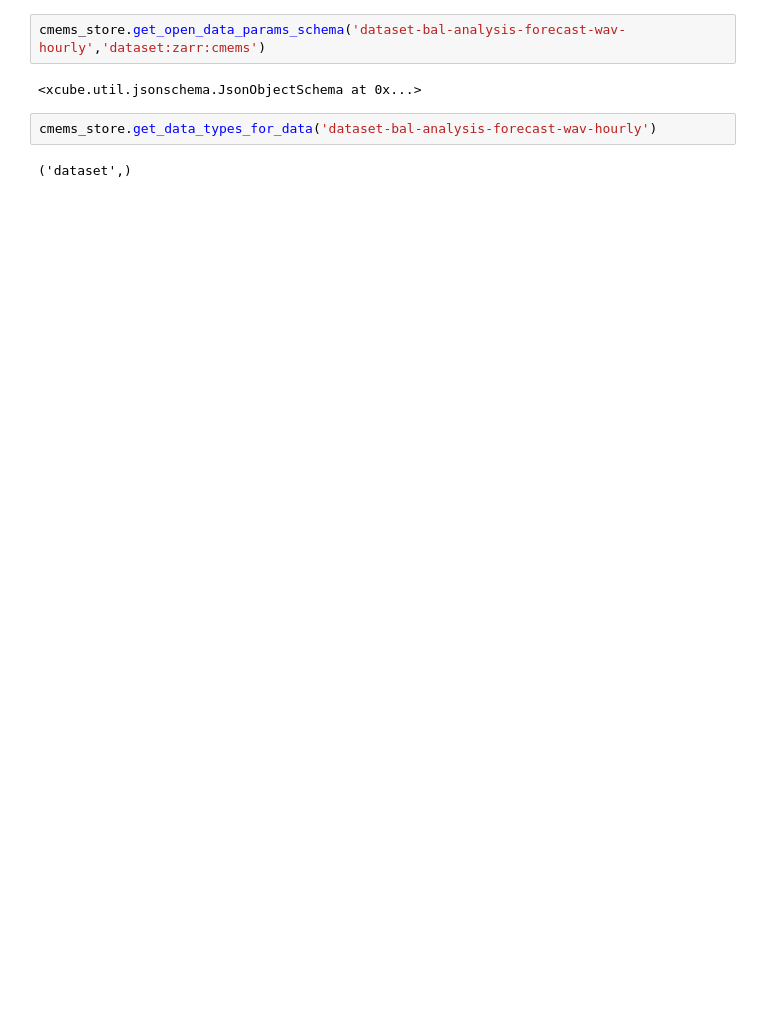
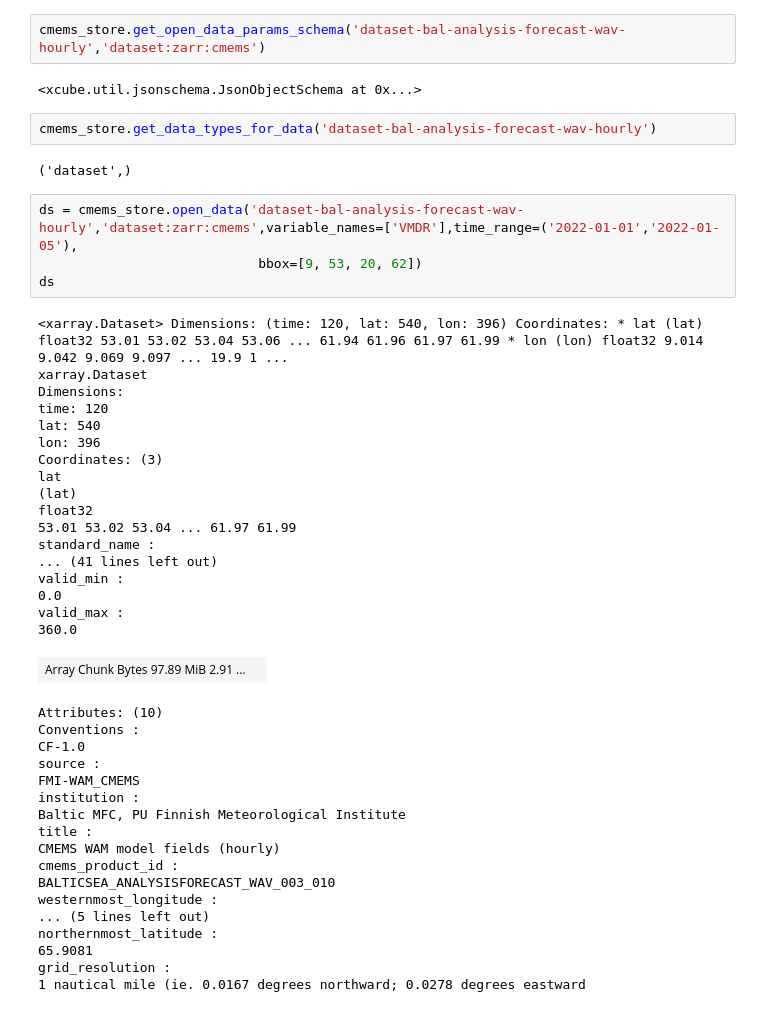
Before and after one commit to xcube-dev/xcube-cmems, a Jupyter notebook: examples/notebooks/cmems_ds_example.ipynb, the cells around one changed output. Cells and saved outputs as stored; diff of their text form; blank space fills up the shorter version.

```diff
--- a/examples/notebooks/cmems_ds_example.ipynb
+++ b/examples/notebooks/cmems_ds_example.ipynb
@@ -176,3 +186,43 @@ cmems_store.get_open_data_params_schema('dataset-bal-analysis-forecast-wav-hourl
 cmems_store.get_data_types_for_data('dataset-bal-analysis-forecast-wav-hourly')
 # %% [output]
 ('dataset',)
+# %%
+ds = cmems_store.open_data('dataset-bal-analysis-forecast-wav-hourly','dataset:zarr:cmems',variable_names=['VMDR'],time_range=('2022-01-01','2022-01-05'),
+                            bbox=[9, 53, 20, 62])
+ds
+# %% [output]
+<xarray.Dataset> Dimensions: (time: 120, lat: 540, lon: 396) Coordinates: * lat (lat) float32 53.01 53.02 53.04 53.06 ... 61.94 61.96 61.97 61.99 * lon (lon) float32 9.014 9.042 9.069 9.097 ... 19.9 1 ...
+xarray.Dataset
+Dimensions:
+time: 120
+lat: 540
+lon: 396
+Coordinates: (3)
+lat
+(lat)
+float32
+53.01 53.02 53.04 ... 61.97 61.99
+standard_name :
+... (41 lines left out)
+valid_min :
+0.0
+valid_max :
+360.0
+| Array Chunk Bytes 97.89 MiB 2.91 ... |  |
+Attributes: (10)
+Conventions :
+CF-1.0
+source :
+FMI-WAM_CMEMS
+institution :
+Baltic MFC, PU Finnish Meteorological Institute
+title :
+CMEMS WAM model fields (hourly)
+cmems_product_id :
+BALTICSEA_ANALYSISFORECAST_WAV_003_010
+westernmost_longitude :
+... (5 lines left out)
+northernmost_latitude :
+65.9081
+grid_resolution :
+1 nautical mile (ie. 0.0167 degrees northward; 0.0278 degrees eastward
```
Also changed, not shown: parts of 6 cells of this notebook, 1 other file.
